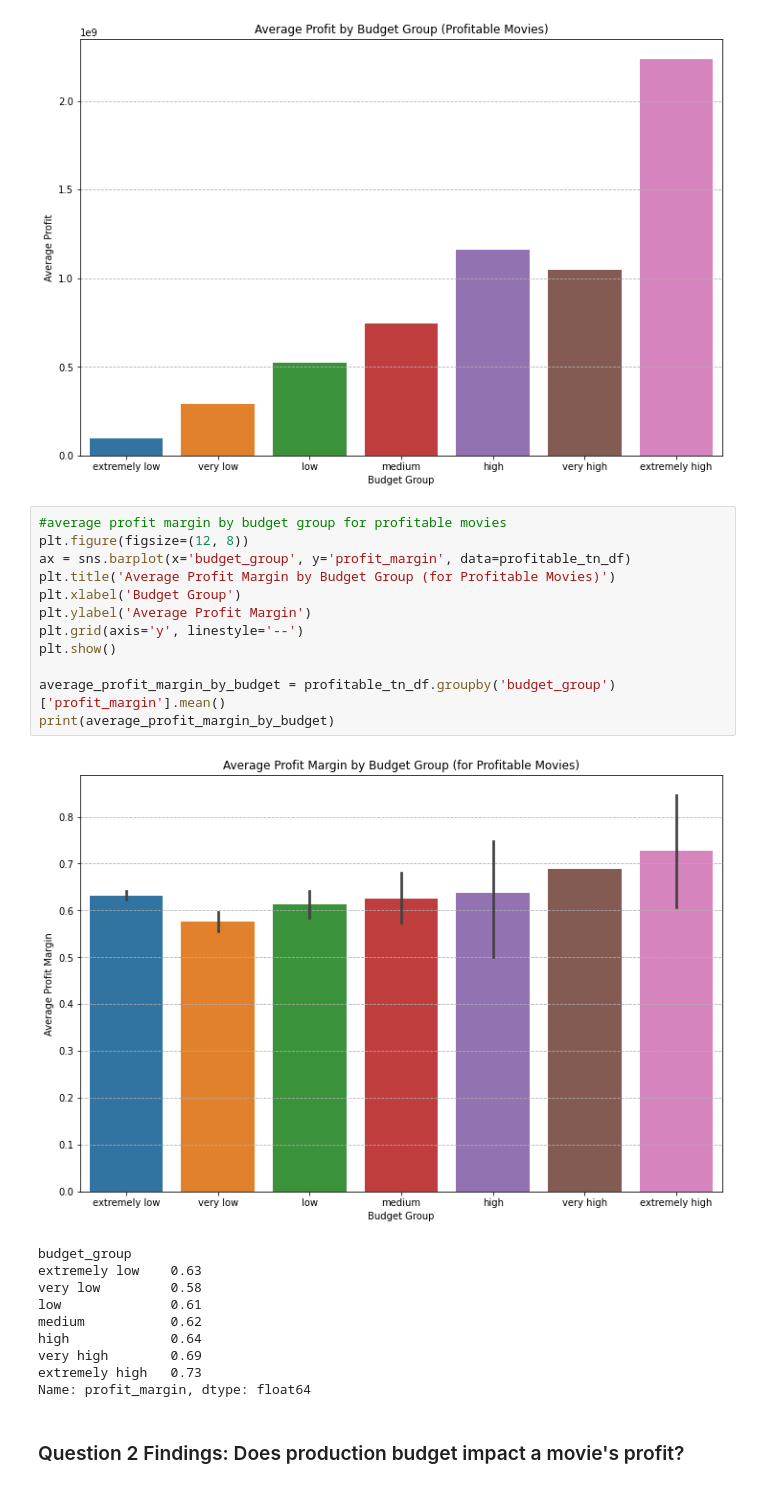
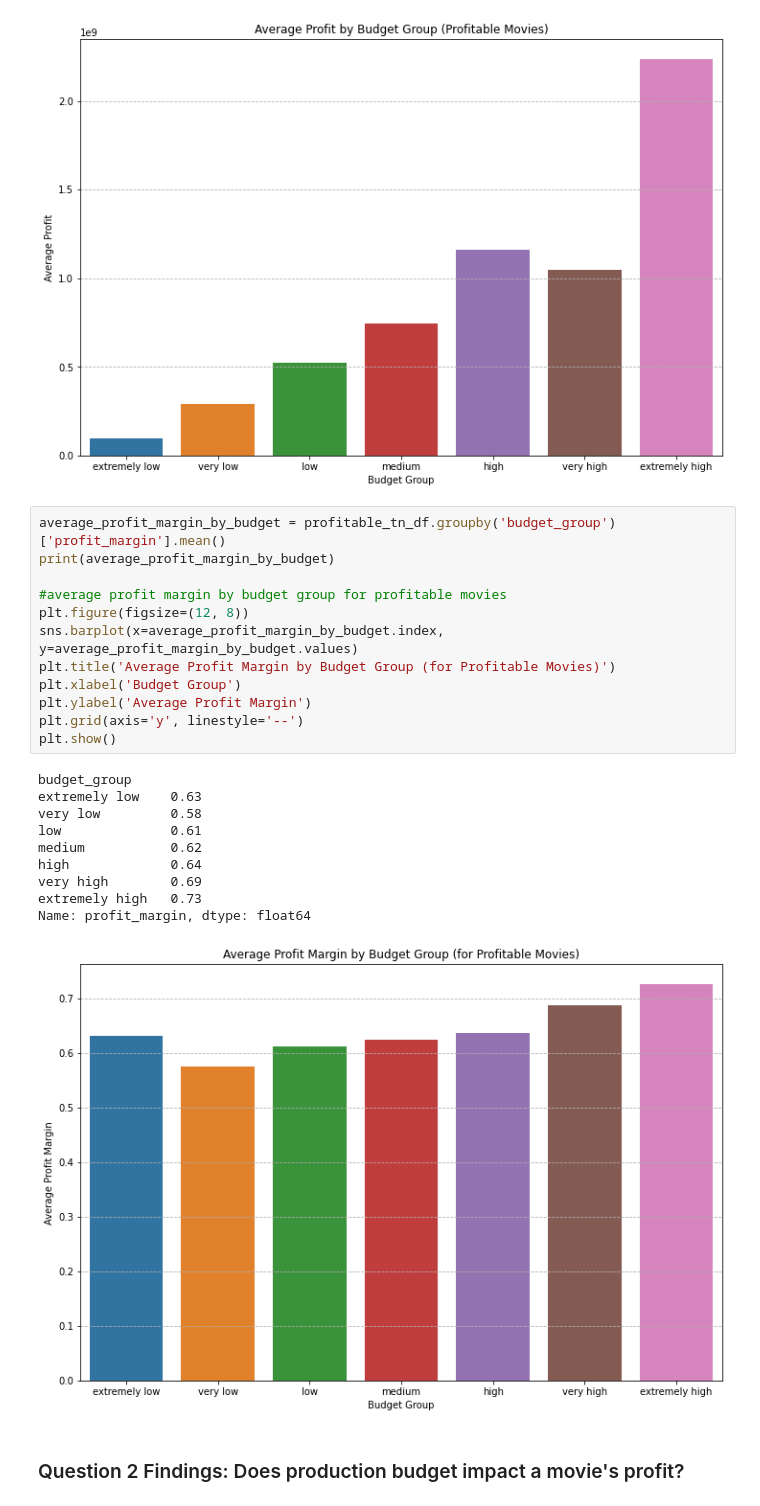
Before and after one commit to morgannash1/movie_analysis_project, a Jupyter notebook: notebook.ipynb, the cells around one changed output. Saved outputs shown, nothing was run; the diff lists cells and outputs as text.

Commit message:
notebook+images

```diff
--- a/notebook.ipynb
+++ b/notebook.ipynb
@@ -902,28 +880,28 @@ extremely high   2237403276.42
 Name: adjusted_profit, dtype: float64
 [figure]
 # %%
+average_profit_margin_by_budget = profitable_tn_df.groupby('budget_group')['profit_margin'].mean()
+print(average_profit_margin_by_budget)
+
 #average profit margin by budget group for profitable movies
 plt.figure(figsize=(12, 8))
-ax = sns.barplot(x='budget_group', y='profit_margin', data=profitable_tn_df)
+sns.barplot(x=average_profit_margin_by_budget.index, y=average_profit_margin_by_budget.values)
 plt.title('Average Profit Margin by Budget Group (for Profitable Movies)')
 plt.xlabel('Budget Group')
 plt.ylabel('Average Profit Margin')
 plt.grid(axis='y', linestyle='--')
 plt.show()
-
-average_profit_margin_by_budget = profitable_tn_df.groupby('budget_group')['profit_margin'].mean()
-print(average_profit_margin_by_budget)
 # %% [output]
+budget_group
+extremely low    0.63
+very low         0.58
+low              0.61
+medium           0.62
+high             0.64
+very high        0.69
+extremely high   0.73
+Name: profit_margin, dtype: float64
-[figure, old version]
+[figure, new version]
-budget_group
-extremely low    0.63
-very low         0.58
-low              0.61
-medium           0.62
-high             0.64
-very high        0.69
-extremely high   0.73
-Name: profit_margin, dtype: float64
 # %% [markdown]
 ### Question 2 Findings: Does production budget impact a movie's profit?
 # %% [markdown]
```
Also changed, not shown: parts of 2 cells of this notebook, 1 other file.
